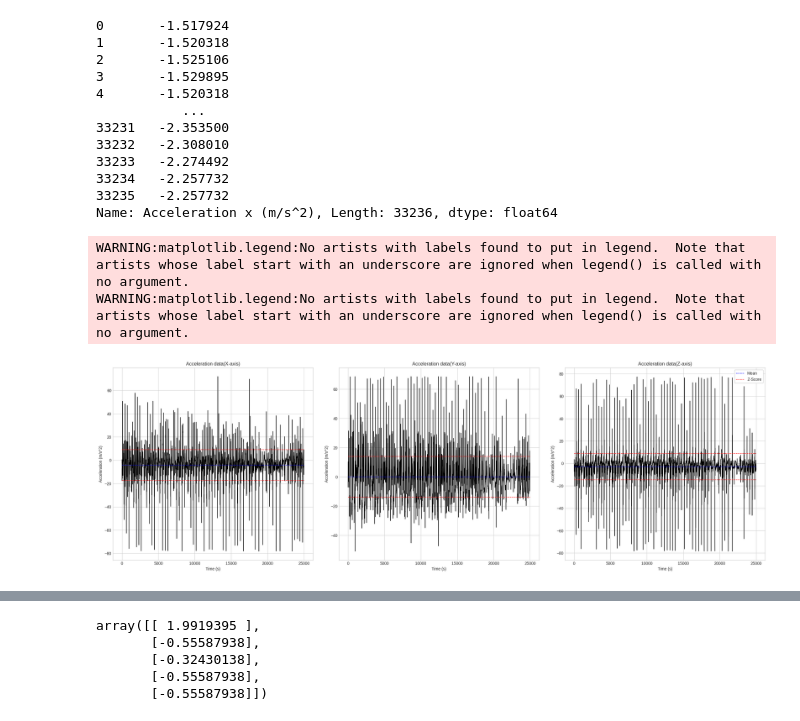
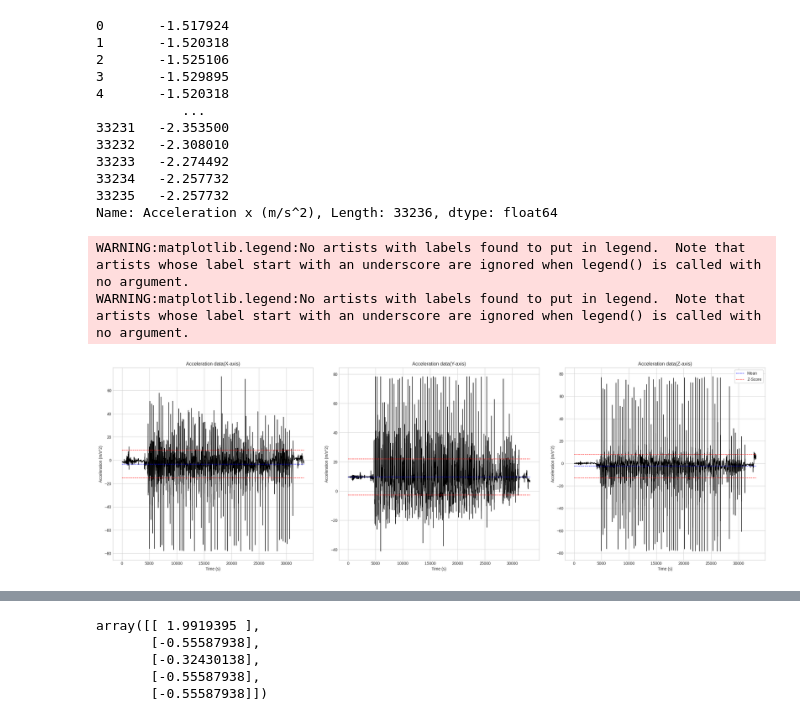
Before and after one commit to AtishaySG25/Project_AIML, a Jupyter notebook: Peak_Detection.ipynb, the cells around one changed output, grey strips where cells are left out. Saved outputs shown, nothing was run; the diff lists cells and outputs as text; code cells hidden in the pictures.

```diff
--- a/Peak_Detection.ipynb
+++ b/Peak_Detection.ipynb
@@ -43,5 +43,5 @@ from scipy .constants import g
 # %%
-df['Acceleration y (m/s^2)'] = df['Acceleration y (m/s^2)'] - g
+#df['Acceleration y (m/s^2)'] = df['Acceleration y (m/s^2)'] - g
 df
 # %% [output]
 |  | Time (s) | Acceleration x (m/s^2) | Acceleration y (m/s^2) | Acceleration z (m/s^2) | Absolute acceleration (m/s^2) |
@@ -127,14 +127,14 @@ def plotveccomp(x, name = ' ', axis = None, linewidth = 1, color = 'black', mark
 # %%
 fig, (ax1,ax2,ax3) = plt.subplots(1,3, figsize = (24,8))#24,5
 fig.tight_layout(pad = 4.0)
-plotveccomp(df_subset['Acceleration x (m/s^2)'], 'Acceleration X-axis', ax1)
-plotveccomp(df_subset['Acceleration y (m/s^2)'], 'Acceleration Y-axis', ax2)
-plotveccomp(df_subset['Acceleration z (m/s^2)'], 'Acceleration Z-axis', ax3)
+plotveccomp(df['Acceleration x (m/s^2)'], 'Acceleration X-axis', ax1)
+plotveccomp(df['Acceleration y (m/s^2)'], 'Acceleration Y-axis', ax2)
+plotveccomp(df['Acceleration z (m/s^2)'], 'Acceleration Z-axis', ax3)
 plt.savefig('stdofvec.png')
 # %% [output]
 WARNING:matplotlib.legend:No artists with labels found to put in legend.  Note that artists whose label start with an underscore are ignored when legend() is called with no argument.
 WARNING:matplotlib.legend:No artists with labels found to put in legend.  Note that artists whose label start with an underscore are ignored when legend() is called with no argument.
-[figure, old version]
+[figure, new version]
 # %%
 from sklearn.preprocessing import StandardScaler
 # %%
```
Also changed, not shown: parts of 17 cells of this notebook.
